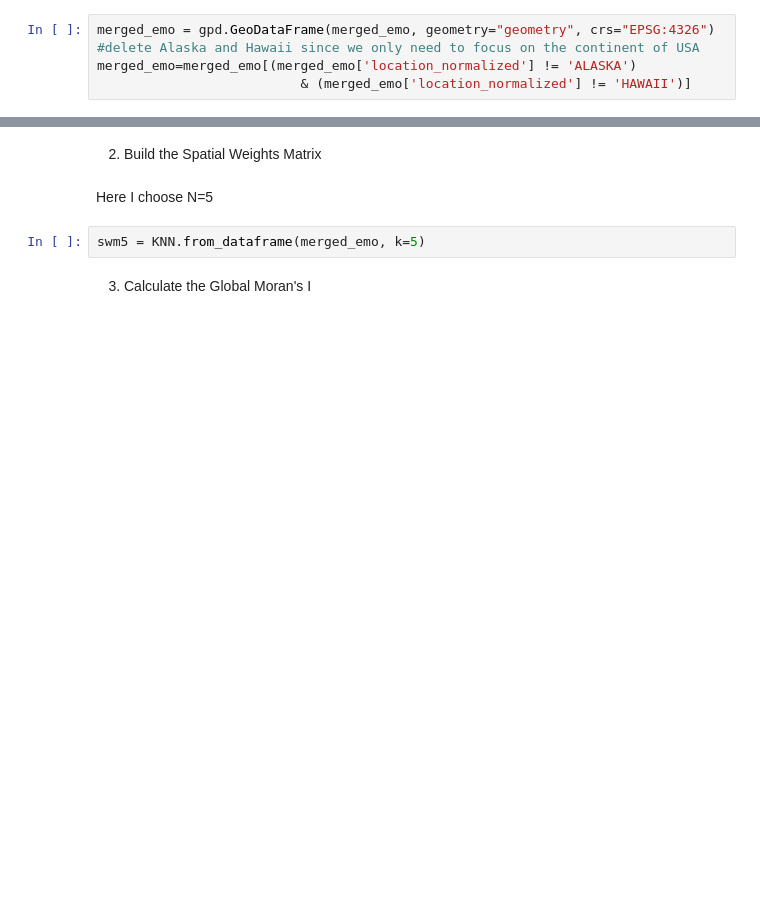
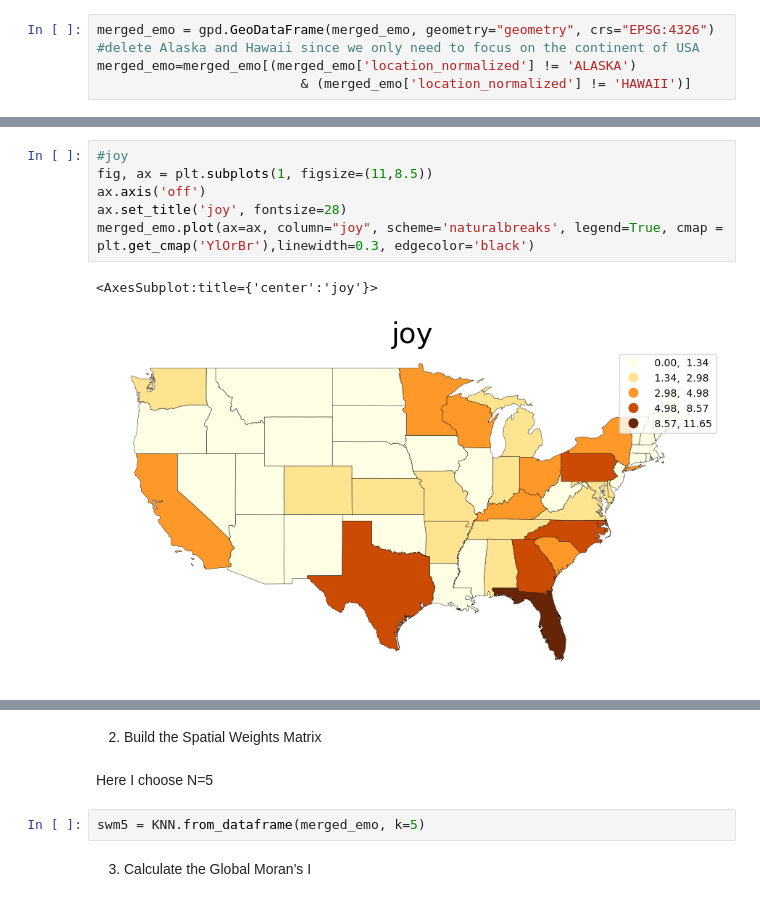
Before and after one commit to Anran0716/550final-proj, a Jupyter notebook: code/spatial analysis.ipynb, the cells around one changed output, grey strips where cells are left out. Drawn from its saved outputs; the diff is of its cells as text; blank space fills up the shorter version.

```diff
--- a/code/spatial analysis.ipynb
+++ b/code/spatial analysis.ipynb
@@ -65,0 +81,9 @@ merged_emo=merged_emo[(merged_emo['location_normalized'] != 'ALASKA')
+# %%
+#joy
+fig, ax = plt.subplots(1, figsize=(11,8.5))
+ax.axis('off')
+ax.set_title('joy', fontsize=28)
+merged_emo.plot(ax=ax, column="joy", scheme='naturalbreaks', legend=True, cmap = plt.get_cmap('YlOrBr'),linewidth=0.3, edgecolor='black')
+# %% [output]
+<AxesSubplot:title={'center':'joy'}>
+[figure, added]
```
Also changed, not shown: parts of 13 cells of this notebook.
